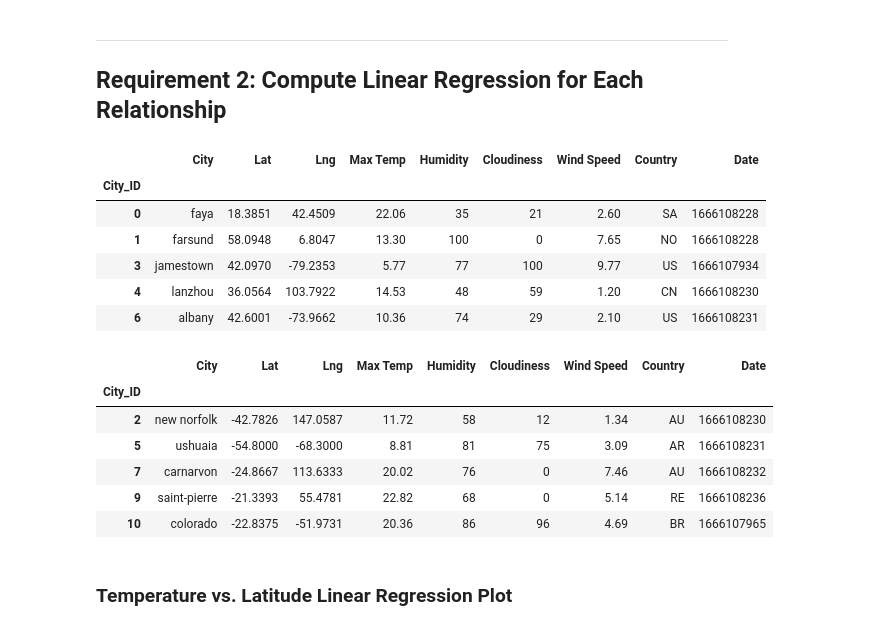
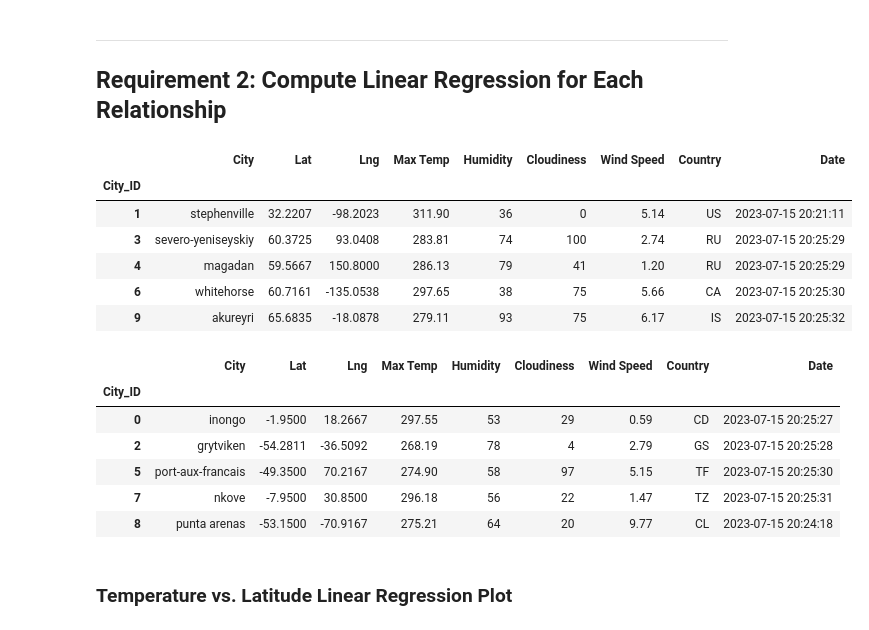
Before and after one commit to Felo2023/python-api-challenge, a Jupyter notebook: Starter_Code/starter_code/WeatherPy - FJGD.ipynb, the cells around one changed output. Cells and saved outputs as stored; diff of their text form; code cells hidden in the pictures.

```diff
--- a/Starter_Code/starter_code/WeatherPy - FJGD.ipynb
+++ b/Starter_Code/starter_code/WeatherPy - FJGD.ipynb
@@ -261,30 +281,32 @@ plt.show()
 # %%
 # Create a DataFrame with the Northern Hemisphere data (Latitude >= 0)
 # YOUR CODE HERE
-
+northern_hemi_df=city_data_df.copy()
+northern_hemi_df=northern_hemi_df.loc[northern_hemi_df['Lat']>=0]
 # Display sample data
 northern_hemi_df.head()
 # %% [output]
 |  | City | Lat | Lng | Max Temp | Humidity | Cloudiness | Wind Speed | Country | Date |
 | City_ID |  |  |  |  |  |  |  |  |  |
-| 0 | faya | 18.3851 | 42.4509 | 22.06 | 35 | 21 | 2.60 | SA | 1666108228 |
-| 1 | farsund | 58.0948 | 6.8047 | 13.30 | 100 | 0 | 7.65 | NO | 1666108228 |
-| 3 | jamestown | 42.0970 | -79.2353 | 5.77 | 77 | 100 | 9.77 | US | 1666107934 |
-| 4 | lanzhou | 36.0564 | 103.7922 | 14.53 | 48 | 59 | 1.20 | CN | 1666108230 |
-| 6 | albany | 42.6001 | -73.9662 | 10.36 | 74 | 29 | 2.10 | US | 1666108231 |
+| 1 | stephenville | 32.2207 | -98.2023 | 311.90 | 36 | 0 | 5.14 | US | 2023-07-15 20:21:11 |
+| 3 | severo-yeniseyskiy | 60.3725 | 93.0408 | 283.81 | 74 | 100 | 2.74 | RU | 2023-07-15 20:25:29 |
+| 4 | magadan | 59.5667 | 150.8000 | 286.13 | 79 | 41 | 1.20 | RU | 2023-07-15 20:25:29 |
+| 6 | whitehorse | 60.7161 | -135.0538 | 297.65 | 38 | 75 | 5.66 | CA | 2023-07-15 20:25:30 |
+| 9 | akureyri | 65.6835 | -18.0878 | 279.11 | 93 | 75 | 6.17 | IS | 2023-07-15 20:25:32 |
 # %%
 # Create a DataFrame with the Southern Hemisphere data (Latitude < 0)
 # YOUR CODE HERE
-
+southern_hemi_df=city_data_df.copy()
+southern_hemi_df=southern_hemi_df.loc[southern_hemi_df['Lat']<0]
 # Display sample data
 southern_hemi_df.head()
 # %% [output]
 |  | City | Lat | Lng | Max Temp | Humidity | Cloudiness | Wind Speed | Country | Date |
 | City_ID |  |  |  |  |  |  |  |  |  |
-| 2 | new norfolk | -42.7826 | 147.0587 | 11.72 | 58 | 12 | 1.34 | AU | 1666108230 |
-| 5 | ushuaia | -54.8000 | -68.3000 | 8.81 | 81 | 75 | 3.09 | AR | 1666108231 |
-| 7 | carnarvon | -24.8667 | 113.6333 | 20.02 | 76 | 0 | 7.46 | AU | 1666108232 |
-| 9 | saint-pierre | -21.3393 | 55.4781 | 22.82 | 68 | 0 | 5.14 | RE | 1666108236 |
-| 10 | colorado | -22.8375 | -51.9731 | 20.36 | 86 | 96 | 4.69 | BR | 1666107965 |
+| 0 | inongo | -1.9500 | 18.2667 | 297.55 | 53 | 29 | 0.59 | CD | 2023-07-15 20:25:27 |
+| 2 | grytviken | -54.2811 | -36.5092 | 268.19 | 78 | 4 | 2.79 | GS | 2023-07-15 20:25:28 |
+| 5 | port-aux-francais | -49.3500 | 70.2167 | 274.90 | 58 | 97 | 5.15 | TF | 2023-07-15 20:25:30 |
+| 7 | nkove | -7.9500 | 30.8500 | 296.18 | 56 | 22 | 1.47 | TZ | 2023-07-15 20:25:31 |
+| 8 | punta arenas | -53.1500 | -70.9167 | 275.21 | 64 | 20 | 9.77 | CL | 2023-07-15 20:24:18 |
 # %% [markdown]
 ###  Temperature vs. Latitude Linear Regression Plot
```
Also changed, not shown: parts of 28 cells of this notebook, 5 other files.
